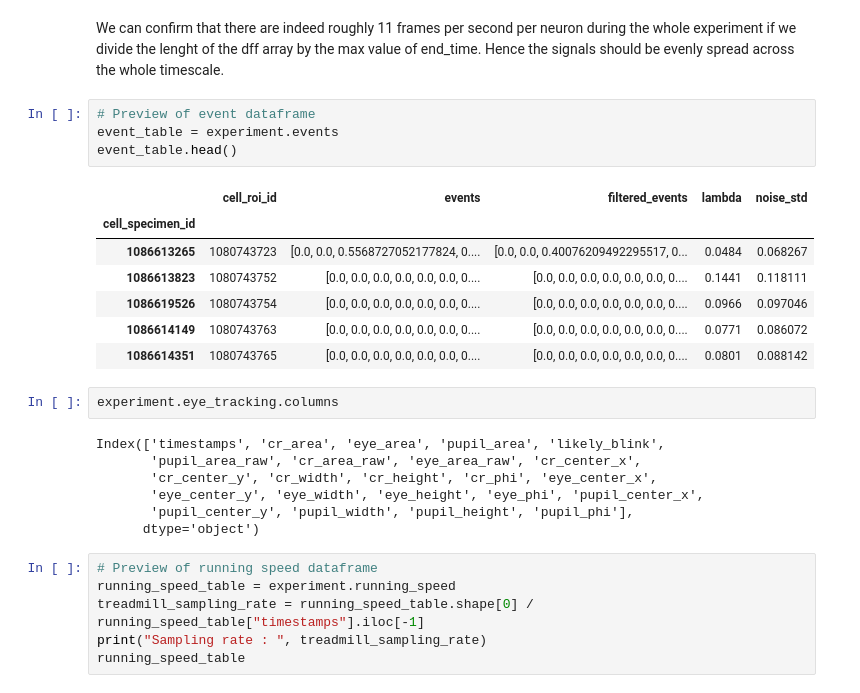
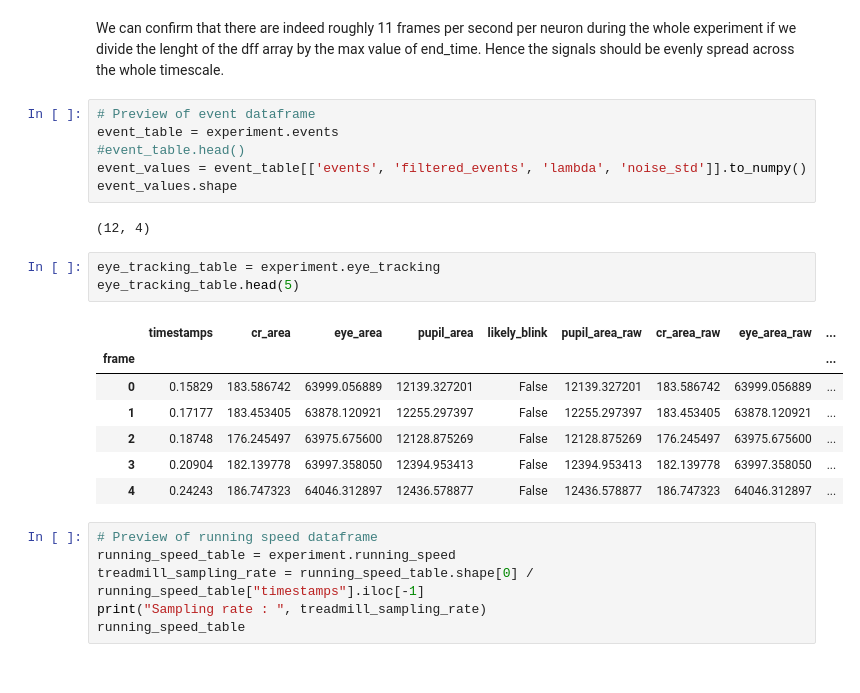
Before and after one commit to schewskone/allen-exporter, a Jupyter notebook: allensdk_test.ipynb, the cells around one changed output. Cells and saved outputs as stored; diff of their text form.

```diff
--- a/allensdk_test.ipynb
+++ b/allensdk_test.ipynb
@@ -122,24 +131,22 @@ We can confirm that there are indeed roughly 11 frames per second per neuron dur
 # %%
 # Preview of event dataframe
 event_table = experiment.events
-event_table.head()
+#event_table.head()
+event_values = event_table[['events', 'filtered_events', 'lambda', 'noise_std']].to_numpy()
+event_values.shape
 # %% [output]
-|  | cell_roi_id | events | filtered_events | lambda | noise_std |
-| cell_specimen_id |  |  |  |  |  |
-| 1086613265 | 1080743723 | [0.0, 0.0, 0.5568727052177824, 0.... | [0.0, 0.0, 0.40076209492295517, 0... | 0.0484 | 0.068267 |
-| 1086613823 | 1080743752 | [0.0, 0.0, 0.0, 0.0, 0.0, 0.0, 0.... | [0.0, 0.0, 0.0, 0.0, 0.0, 0.0, 0.... | 0.1441 | 0.118111 |
-| 1086619526 | 1080743754 | [0.0, 0.0, 0.0, 0.0, 0.0, 0.0, 0.... | [0.0, 0.0, 0.0, 0.0, 0.0, 0.0, 0.... | 0.0966 | 0.097046 |
-| 1086614149 | 1080743763 | [0.0, 0.0, 0.0, 0.0, 0.0, 0.0, 0.... | [0.0, 0.0, 0.0, 0.0, 0.0, 0.0, 0.... | 0.0771 | 0.086072 |
-| 1086614351 | 1080743765 | [0.0, 0.0, 0.0, 0.0, 0.0, 0.0, 0.... | [0.0, 0.0, 0.0, 0.0, 0.0, 0.0, 0.... | 0.0801 | 0.088142 |
+(12, 4)
 # %%
-experiment.eye_tracking.columns
+eye_tracking_table = experiment.eye_tracking
+eye_tracking_table.head(5)
 # %% [output]
-Index(['timestamps', 'cr_area', 'eye_area', 'pupil_area', 'likely_blink',
-       'pupil_area_raw', 'cr_area_raw', 'eye_area_raw', 'cr_center_x',
-       'cr_center_y', 'cr_width', 'cr_height', 'cr_phi', 'eye_center_x',
-       'eye_center_y', 'eye_width', 'eye_height', 'eye_phi', 'pupil_center_x',
-       'pupil_center_y', 'pupil_width', 'pupil_height', 'pupil_phi'],
-      dtype='object')
+|  | timestamps | cr_area | eye_area | pupil_area | likely_blink | pupil_area_raw | cr_area_raw | eye_area_raw | ... |
+| frame |  |  |  |  |  |  |  |  | ... |
+| 0 | 0.15829 | 183.586742 | 63999.056889 | 12139.327201 | False | 12139.327201 | 183.586742 | 63999.056889 | ... |
+| 1 | 0.17177 | 183.453405 | 63878.120921 | 12255.297397 | False | 12255.297397 | 183.453405 | 63878.120921 | ... |
+| 2 | 0.18748 | 176.245497 | 63975.675600 | 12128.875269 | False | 12128.875269 | 176.245497 | 63975.675600 | ... |
+| 3 | 0.20904 | 182.139778 | 63997.358050 | 12394.953413 | False | 12394.953413 | 182.139778 | 63997.358050 | ... |
+| 4 | 0.24243 | 186.747323 | 64046.312897 | 12436.578877 | False | 12436.578877 | 186.747323 | 64046.312897 | ... |
 # %%
 # Preview of running speed dataframe
 running_speed_table = experiment.running_speed
```
Also changed, not shown: parts of 11 cells of this notebook, 2 other files.
